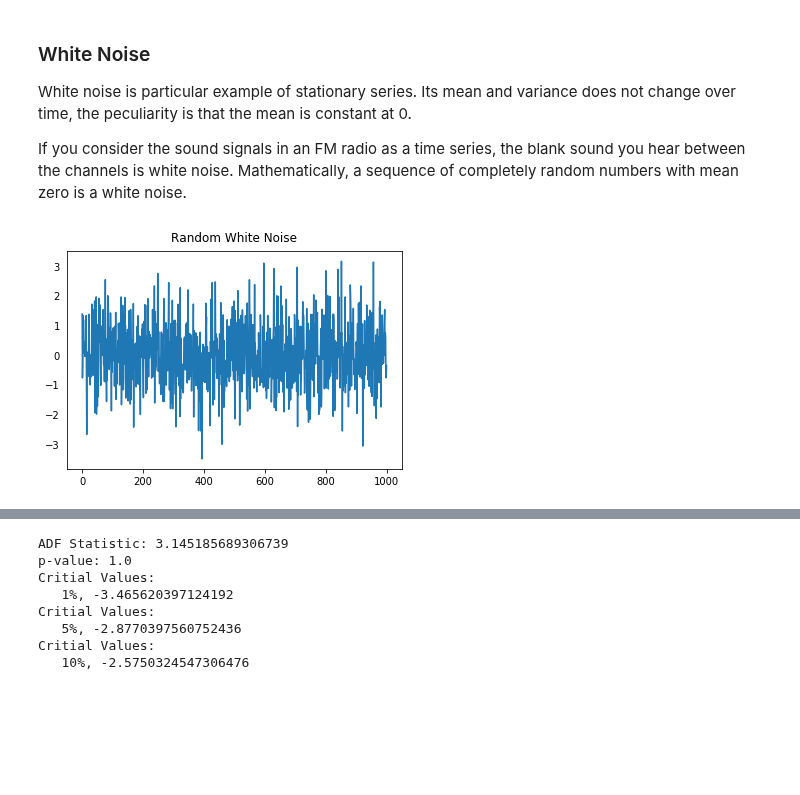
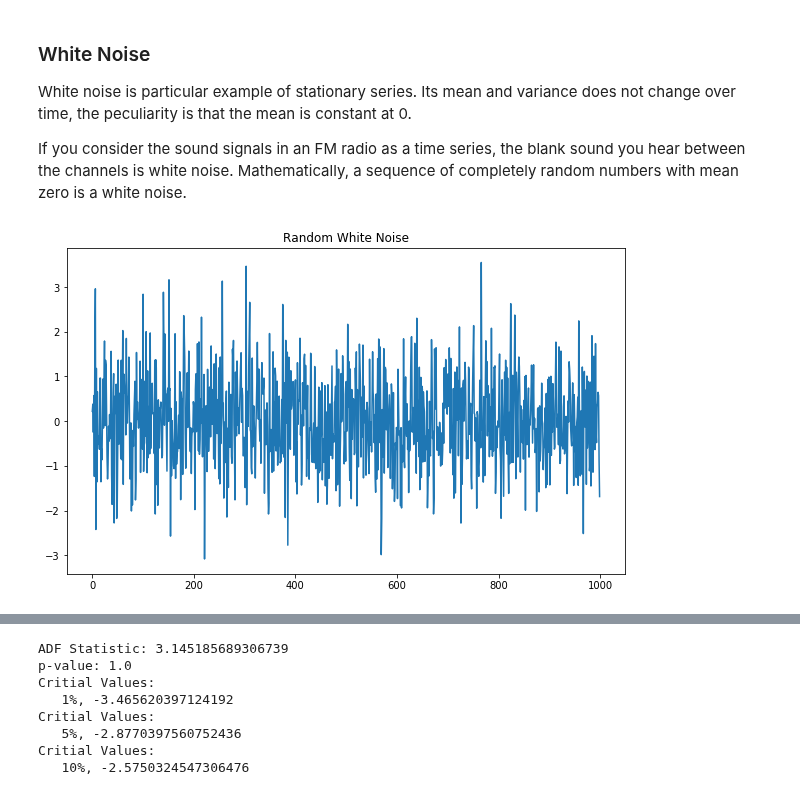
Before and after one commit to matteosan1/finance_course, a Jupyter notebook: time_series.ipynb, the cells around one changed output, grey strips where cells are left out. Saved outputs shown, nothing was run; the diff lists cells and outputs as text; code cells hidden in the pictures; blank space fills up the shorter version.

```diff
--- a/time_series.ipynb
+++ b/time_series.ipynb
@@ -202,8 +226,9 @@ White noise is particular example of stationary series. Its mean and variance do
 If you consider the sound signals in an FM radio as a time series, the blank sound you hear between the channels is white noise. Mathematically, a sequence of completely random numbers with mean zero is a white noise.
 # %%
 randvals = np.random.randn(1000)
+plt.figure(figsize=(10,6))
 plt.plot(randvals)
 plt.title('Random White Noise')
 plt.show()
 # %% [output]
-[figure, old version]
+[figure, new version]
```
Also changed, not shown: parts of 98 cells of this notebook, 5 other files.
